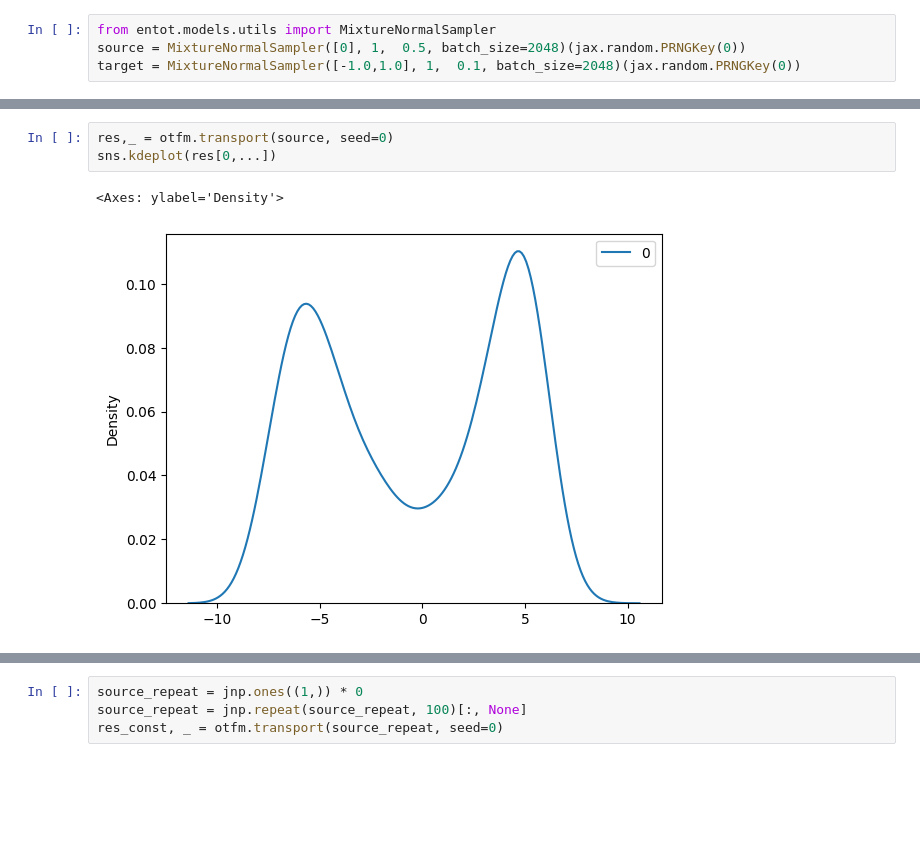
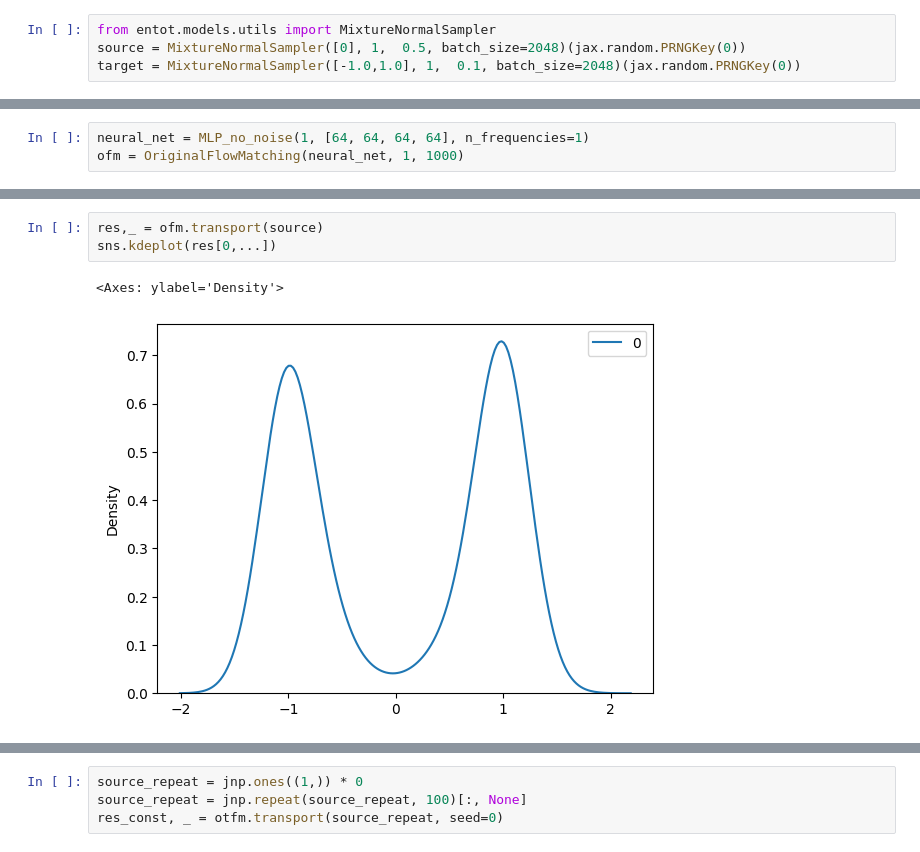
Before and after one commit to MUCDK/genot, a Jupyter notebook: notebooks_gen_model/1d_simulated/1d_simulated_data.ipynb, the cells around one changed output, grey strips where cells are left out. Saved outputs shown, nothing was run; the diff lists cells and outputs as text; blank space fills up the shorter version.

```diff
--- a/notebooks_gen_model/1d_simulated/1d_simulated_data.ipynb
+++ b/notebooks_gen_model/1d_simulated/1d_simulated_data.ipynb
@@ -60,0 +128,3 @@ sns.kdeplot(res[0,...])
+# %%
+neural_net = MLP_no_noise(1, [64, 64, 64, 64], n_frequencies=1)
+ofm = OriginalFlowMatching(neural_net, 1, 1000)
@@ -61,6 +138,6 @@ sns.kdeplot(res[0,...])
 # %%
-res,_ = otfm.transport(source, seed=0)
+res,_ = ofm.transport(source)
 sns.kdeplot(res[0,...])
 # %% [output]
 <Axes: ylabel='Density'>
-[figure, old version]
+[figure, new version]
```
Also changed, not shown: parts of 28 cells of this notebook, 4 other files.
